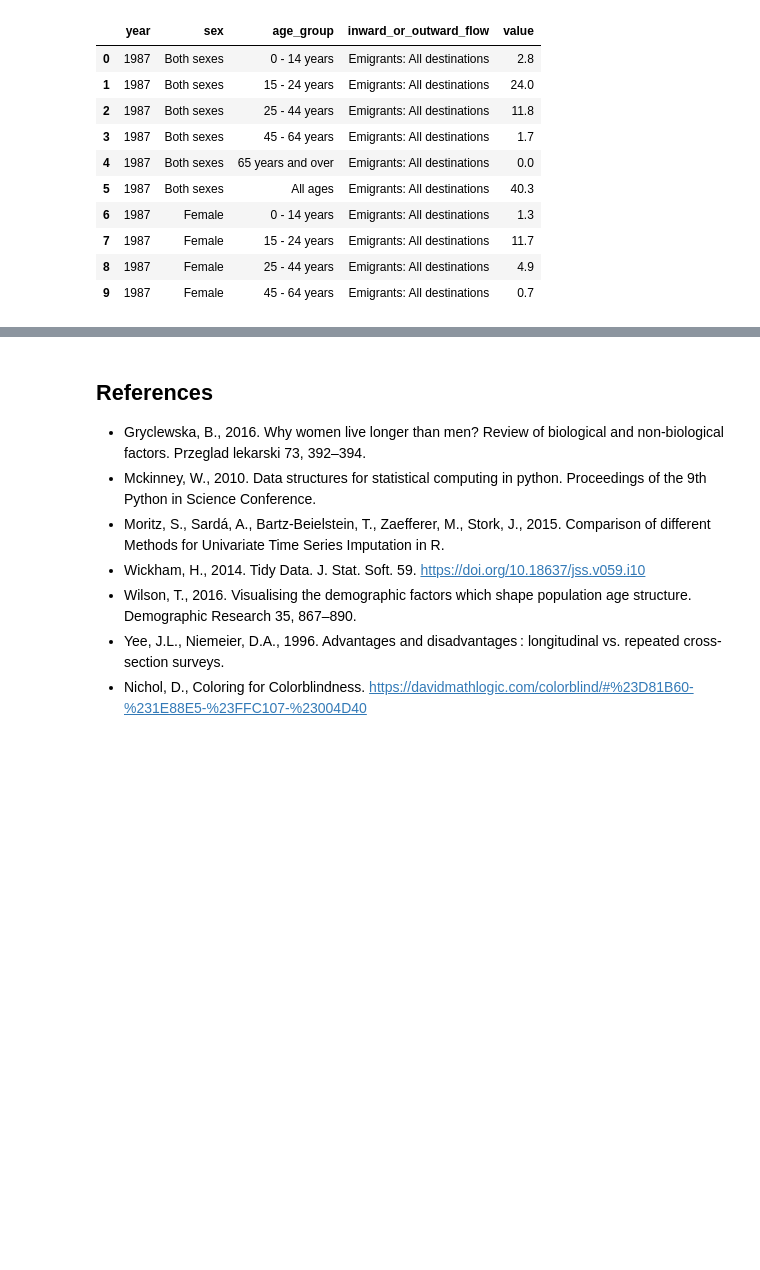
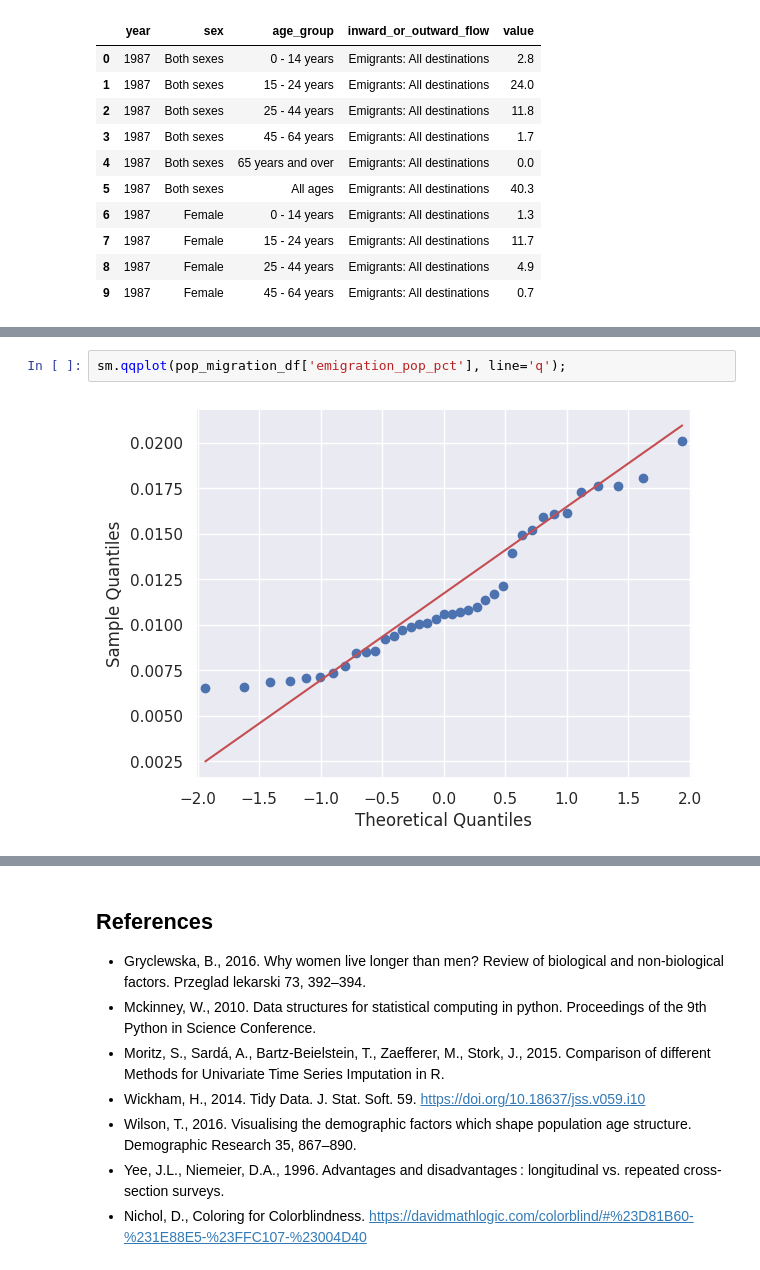
Before and after one commit to step-hen-burke/ca1, a Jupyter notebook: 00_initial_exploration.ipynb, the cells around one changed output, grey strips where cells are left out. Drawn from its saved outputs; the diff is of its cells as text; blank space fills up the shorter version.

```diff
--- a/00_initial_exploration.ipynb
+++ b/00_initial_exploration.ipynb
@@ -816,0 +818,4 @@ all_ages_df
+# %%
+sm.qqplot(pop_migration_df['emigration_pop_pct'], line='q');
+# %% [output]
+[figure, added]
```
Also changed, not shown: parts of 10 cells of this notebook, 1 other file.
